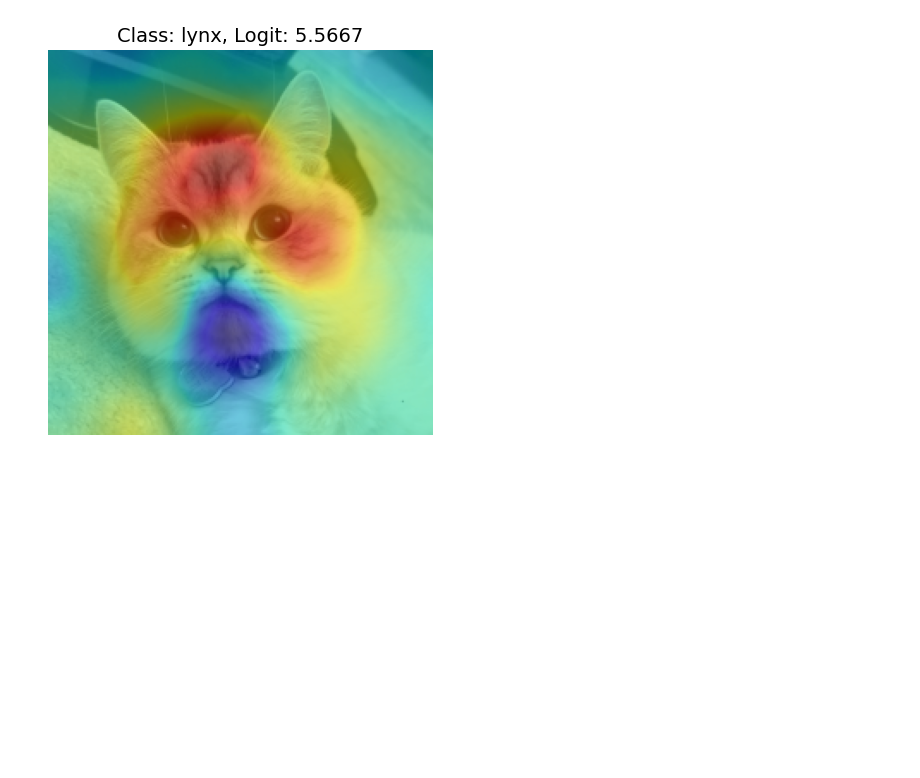
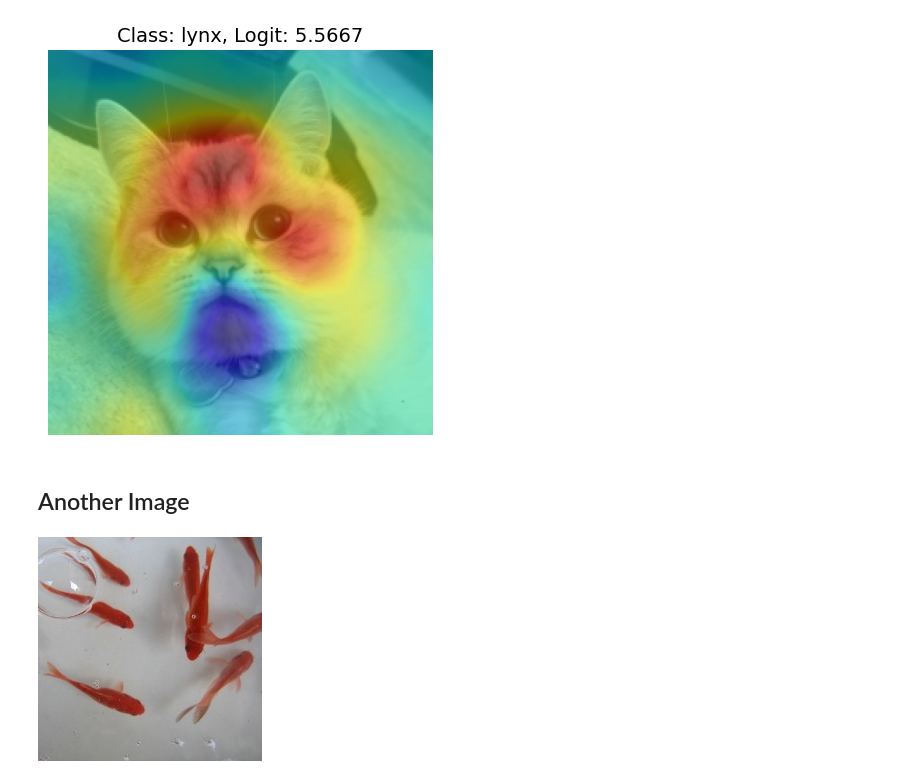
Before and after one commit to muratozturk1337/B-RISE, a Jupyter notebook: notebooks/main.ipynb, the cells around one changed output. Drawn from its saved outputs; the diff is of its cells as text; code cells hidden in the pictures; blank space fills up the shorter version.

```diff
--- a/notebooks/main.ipynb
+++ b/notebooks/main.ipynb
@@ -146,3 +146,12 @@ Total forward passes: 1267
 sal_map_banzhaf = utils.draw_saliency_overlay(img, sal_banzhaf, topk, k=0)
 # %% [output]
 [figure]
+# %% [markdown]
+## Another Image
+# %%
+img_path = IMAGES / "goldfish.jpg"
+img, img_x = utils.load_image(img_path, device, preprocess)
+# %%
+img
+# %% [output]
+[figure, added]
```
Also changed, not shown: parts of 10 cells of this notebook, 4 other files.
